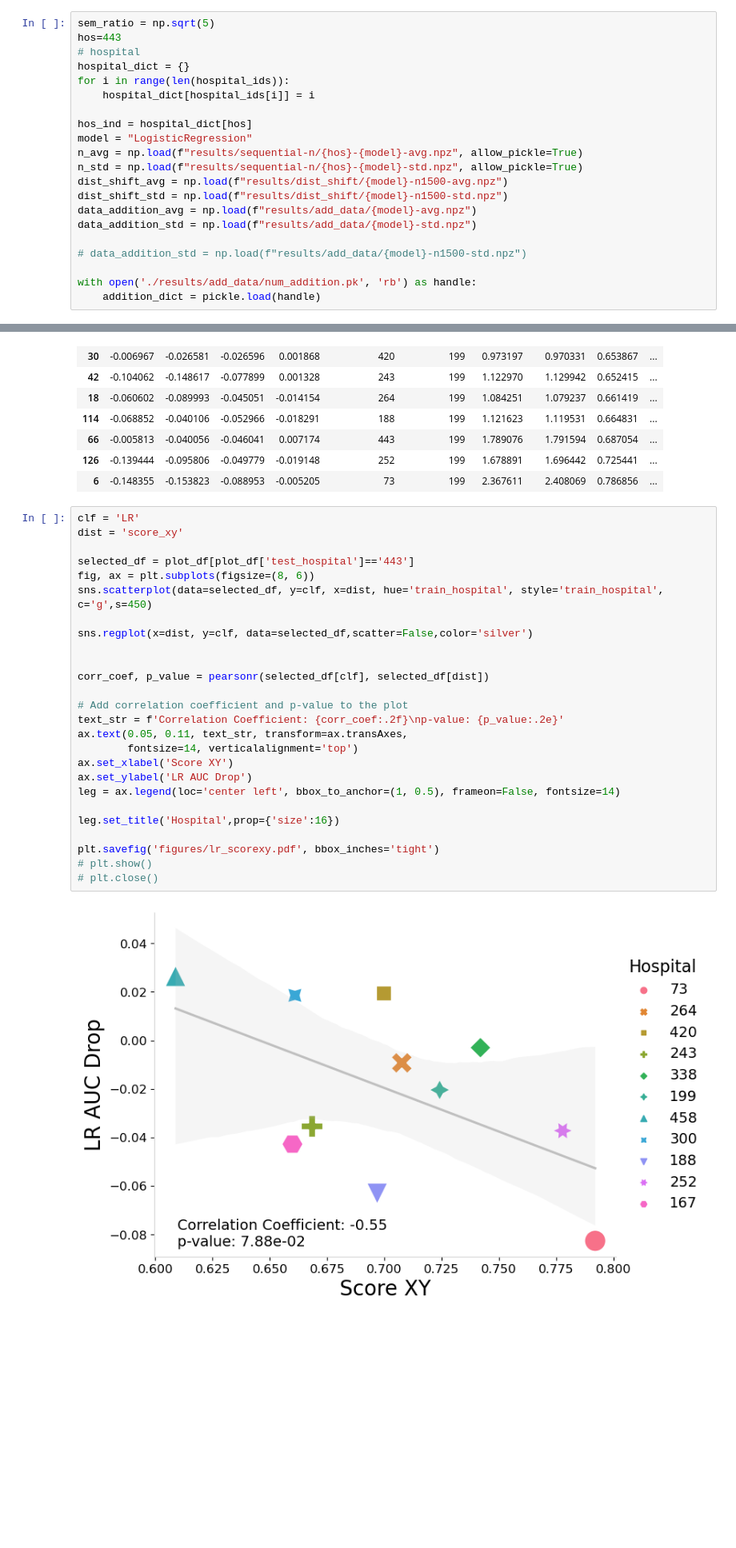
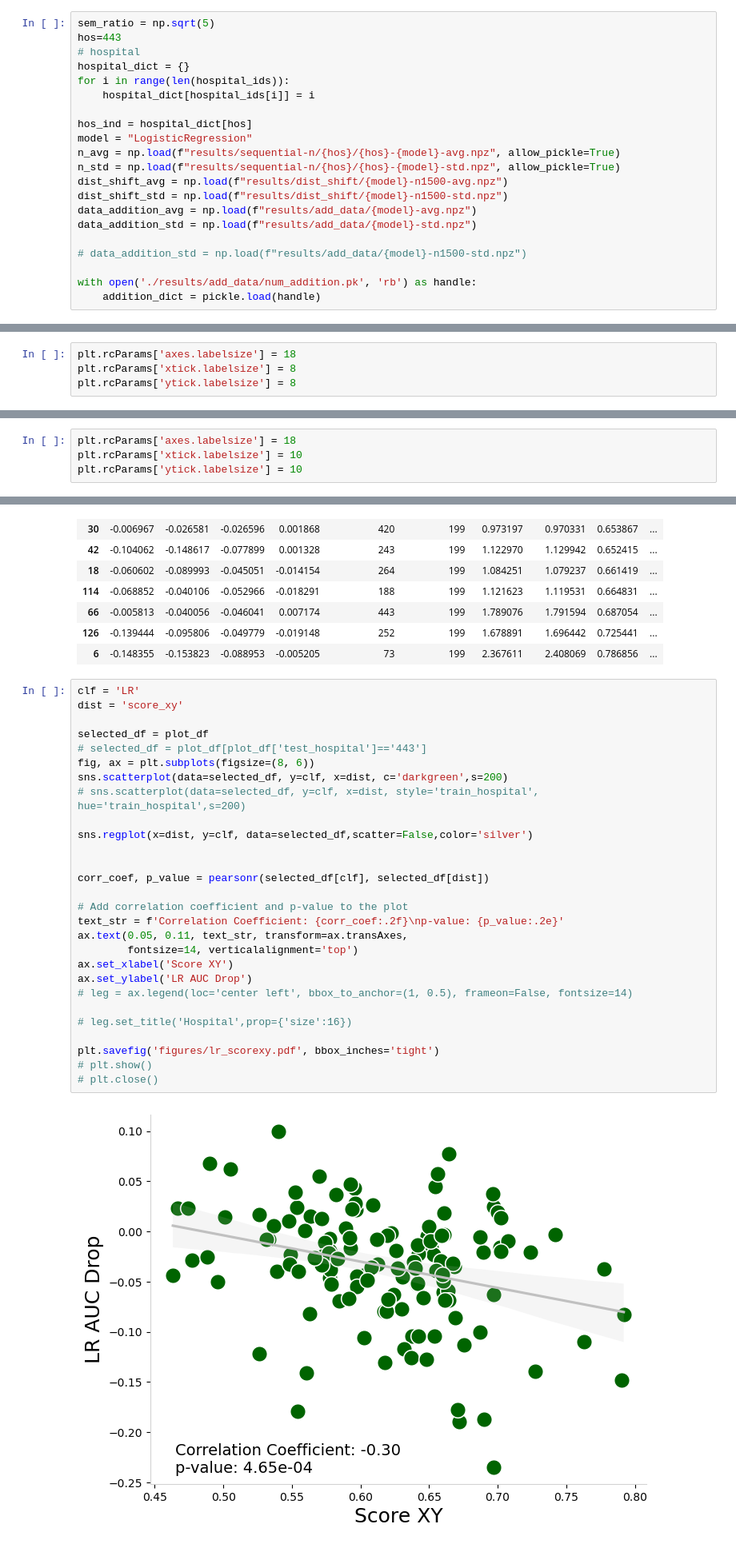
Before and after one commit to heyyjudes/YAIB, a Jupyter notebook: data_analysis_irene.ipynb, the cells around one changed output, grey strips where cells are left out. Shown at 80% size. Cells and saved outputs as stored; diff of their text form; blank space fills up the shorter version.

Commit message:
Add more plots

```diff
--- a/data_analysis_irene.ipynb
+++ b/data_analysis_irene.ipynb
@@ -30,8 +32,8 @@ for i in range(len(hospital_ids)):
 
 hos_ind = hospital_dict[hos]
 model = "LogisticRegression"
-n_avg = np.load(f"results/sequential-n/{hos}-{model}-avg.npz", allow_pickle=True)
-n_std = np.load(f"results/sequential-n/{hos}-{model}-std.npz", allow_pickle=True)
+n_avg = np.load(f"results/sequential-n/{hos}/{hos}-{model}-avg.npz", allow_pickle=True)
+n_std = np.load(f"results/sequential-n/{hos}/{hos}-{model}-std.npz", allow_pickle=True)
 dist_shift_avg = np.load(f"results/dist_shift/{model}-n1500-avg.npz")
 dist_shift_std = np.load(f"results/dist_shift/{model}-n1500-std.npz")
 data_addition_avg = np.load(f"results/add_data/{model}-avg.npz")
@@ -214,6 +216,10 @@ plt.savefig('figures/train_test_heatmap.pdf', bbox_inches='tight')
 # %% [output]
 LogisticRegression Train-Test AUC drop across hospitals
 [figure]
+# %%
+plt.rcParams['axes.labelsize'] = 18
+plt.rcParams['xtick.labelsize'] = 8
+plt.rcParams['ytick.labelsize'] = 8
 # %%
 # Differences
 diff = dist_shift_avg[metric] - np.repeat(np.diagonal(dist_shift_avg[metric]).reshape(-1, 1), len(hospital_ids), axis=1).T
@@ -424,3 +457,7 @@ LogisticRegression Train-Test AUC drop across hospitals
+# %%
+plt.rcParams['axes.labelsize'] = 18
+plt.rcParams['xtick.labelsize'] = 10
+plt.rcParams['ytick.labelsize'] = 10
 # %%
 addition_diff = plot_mat - np.repeat(np.diagonal(dist_shift_avg[metric]).reshape(-1, 1), len(hospital_ids), axis=1).T
 sns.heatmap(addition_diff, annot=True,
@@ -540,28 +624,30 @@ plot_df[plot_df['test_hospital']=='199'].sort_values(by='score_xy')
 # %%
 clf = 'LR'
 dist = 'score_xy'
 
-selected_df = plot_df[plot_df['test_hospital']=='443']
+selected_df = plot_df
+# selected_df = plot_df[plot_df['test_hospital']=='443']
 fig, ax = plt.subplots(figsize=(8, 6))
-sns.scatterplot(data=selected_df, y=clf, x=dist, hue='train_hospital', style='train_hospital', c='g',s=450)
+sns.scatterplot(data=selected_df, y=clf, x=dist, c='darkgreen',s=200)
+# sns.scatterplot(data=selected_df, y=clf, x=dist, style='train_hospital', hue='train_hospital',s=200)
 
 sns.regplot(x=dist, y=clf, data=selected_df,scatter=False,color='silver')
 
 
 corr_coef, p_value = pearsonr(selected_df[clf], selected_df[dist])
 
 # Add correlation coefficient and p-value to the plot
 text_str = f'Correlation Coefficient: {corr_coef:.2f}\np-value: {p_value:.2e}'
 ax.text(0.05, 0.11, text_str, transform=ax.transAxes,
         fontsize=14, verticalalignment='top')
 ax.set_xlabel('Score XY')
 ax.set_ylabel('LR AUC Drop')
-leg = ax.legend(loc='center left', bbox_to_anchor=(1, 0.5), frameon=False, fontsize=14)
+# leg = ax.legend(loc='center left', bbox_to_anchor=(1, 0.5), frameon=False, fontsize=14)
 
-leg.set_title('Hospital',prop={'size':16})
+# leg.set_title('Hospital',prop={'size':16})
 
 plt.savefig('figures/lr_scorexy.pdf', bbox_inches='tight')
 # plt.show()
 # plt.close()
 # %% [output]
-[figure, old version]
+[figure, new version]
```
Also changed, not shown: parts of 35 cells of this notebook.
